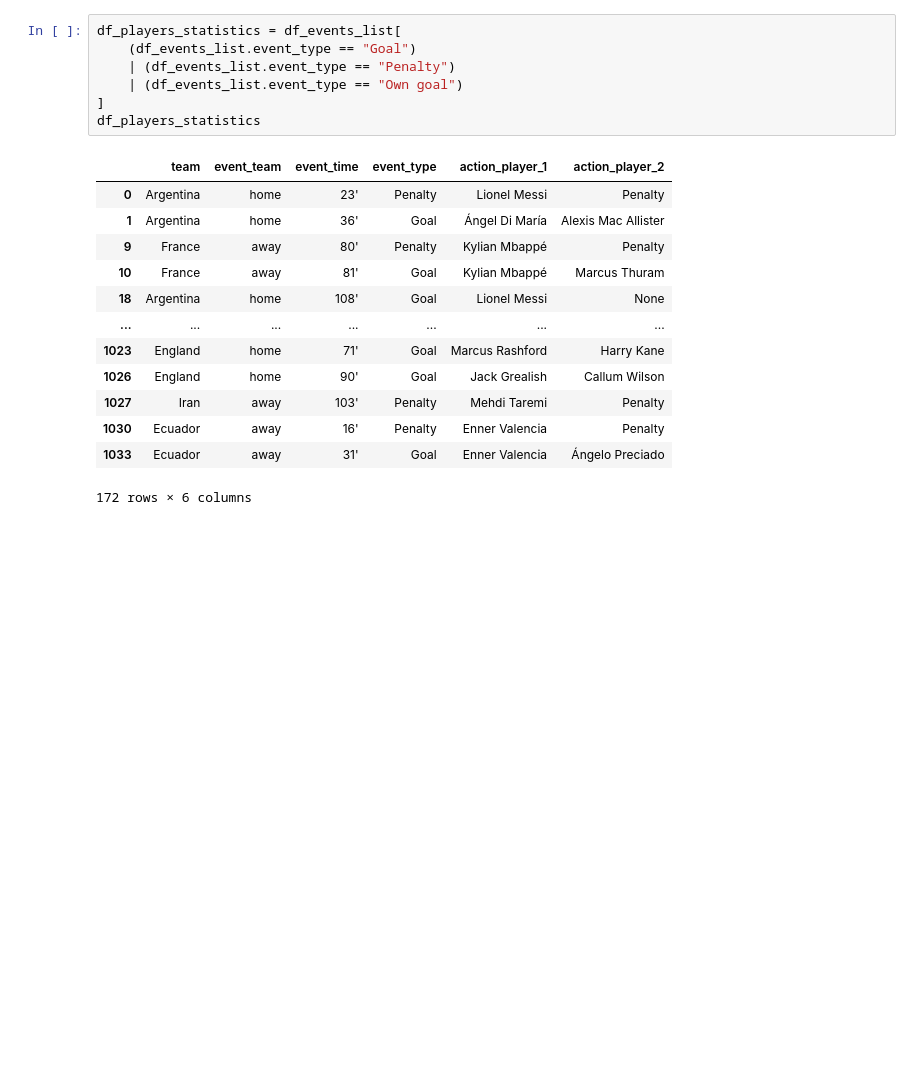
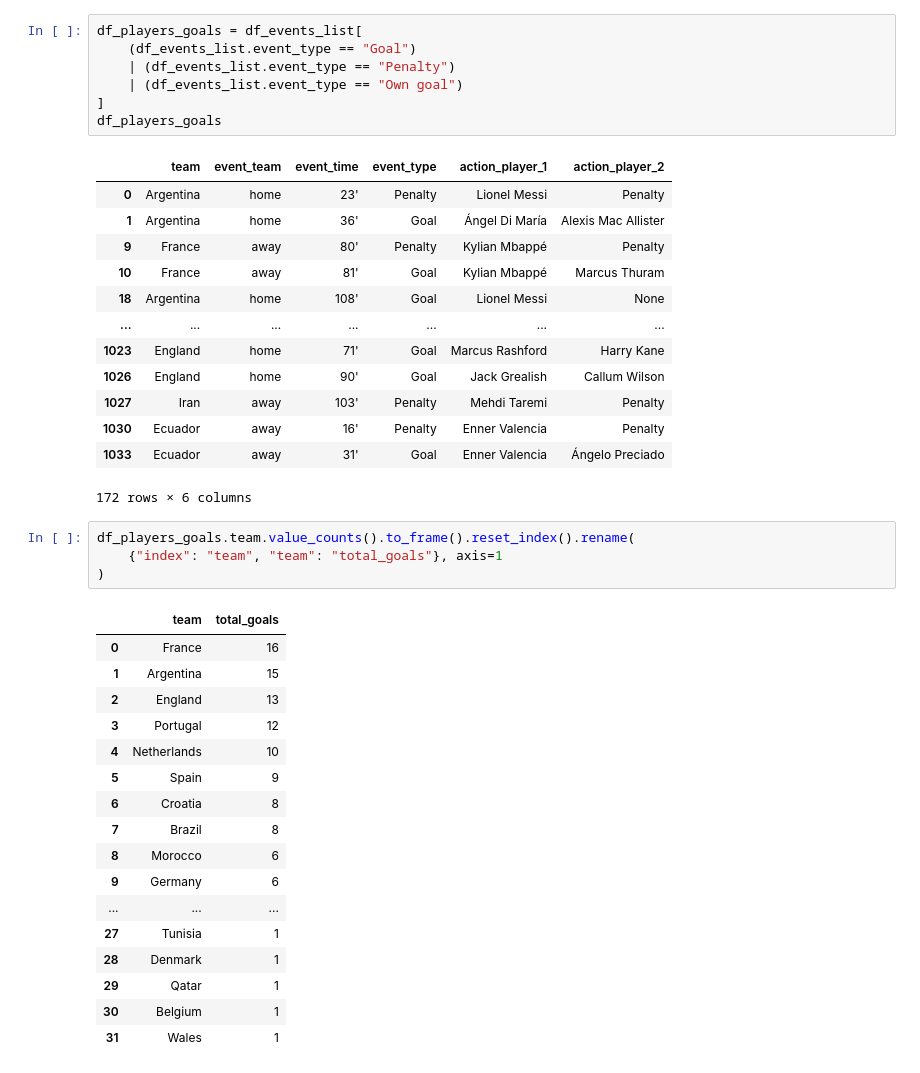
Before and after one commit to caiocmb7/projetos, a Jupyter notebook: ML&AI/world cup 2022/worldcup_eda.ipynb, the cells around one changed output. Saved outputs shown, nothing was run; the diff lists cells and outputs as text; blank space fills up the shorter version.

```diff
--- a/ML&AI/world cup 2022/worldcup_eda.ipynb
+++ b/ML&AI/world cup 2022/worldcup_eda.ipynb
@@ -239,12 +207,12 @@ df_global_statistics
 | 8 | Own goal | 2 |
 | 9 | Red card | 1 |
 # %%
-df_players_statistics = df_events_list[
+df_players_goals = df_events_list[
     (df_events_list.event_type == "Goal")
     | (df_events_list.event_type == "Penalty")
     | (df_events_list.event_type == "Own goal")
 ]
-df_players_statistics
+df_players_goals
 # %% [output]
 |  | team | event_team | event_time | event_type | action_player_1 | action_player_2 |
 | 0 | Argentina | home | 23' | Penalty | Lionel Messi | Penalty |
@@ -259,6 +227,28 @@ df_players_statistics
 | 1030 | Ecuador | away | 16' | Penalty | Enner Valencia | Penalty |
 | 1033 | Ecuador | away | 31' | Goal | Enner Valencia | Ángelo Preciado |
 172 rows × 6 columns
+# %%
+df_players_goals.team.value_counts().to_frame().reset_index().rename(
+    {"index": "team", "team": "total_goals"}, axis=1
+)
+# %% [output]
+|  | team | total_goals |
+| 0 | France | 16 |
+| 1 | Argentina | 15 |
+| 2 | England | 13 |
+| 3 | Portugal | 12 |
+| 4 | Netherlands | 10 |
+| 5 | Spain | 9 |
+| 6 | Croatia | 8 |
+| 7 | Brazil | 8 |
+| 8 | Morocco | 6 |
+| 9 | Germany | 6 |
+| ... | ... | ... |
+| 27 | Tunisia | 1 |
+| 28 | Denmark | 1 |
+| 29 | Qatar | 1 |
+| 30 | Belgium | 1 |
+| 31 | Wales | 1 |
 # %%
 # artilheiro
 
```
Also changed, not shown: parts of 12 cells of this notebook.
